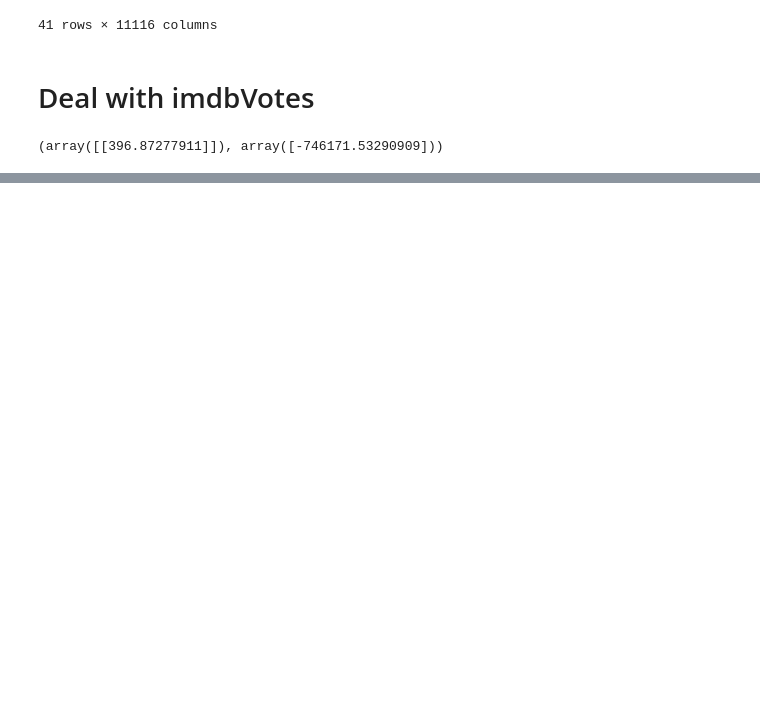
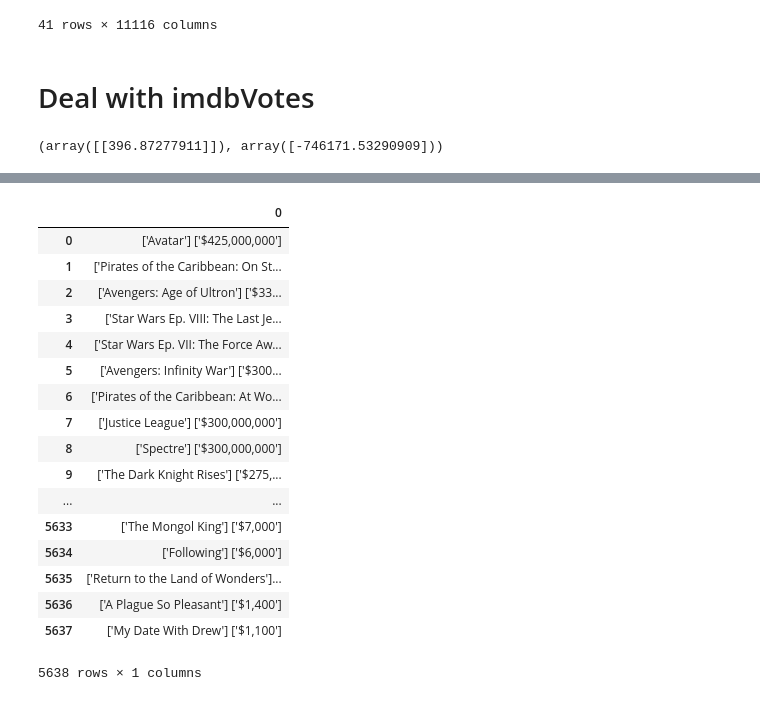
Before and after one commit to Distancs/DSGA_1001_Final, a Jupyter notebook: data_cleaning.ipynb, the cells around one changed output, grey strips where cells are left out. Saved outputs shown, nothing was run; the diff lists cells and outputs as text; code cells hidden in the pictures; blank space fills up the shorter version.

```diff
--- a/data_cleaning.ipynb
+++ b/data_cleaning.ipynb
@@ -940,0 +966,21 @@ reg.coef_, reg.intercept_
+# %%
+Budget_df
+# %% [output]
+|  | 0 |
+| 0 | ['Avatar'] ['$425,000,000'] |
+| 1 | ['Pirates of the Caribbean: On St... |
+| 2 | ['Avengers: Age of Ultron'] ['$33... |
+| 3 | ['Star Wars Ep. VIII: The Last Je... |
+| 4 | ['Star Wars Ep. VII: The Force Aw... |
+| 5 | ['Avengers: Infinity War'] ['$300... |
+| 6 | ['Pirates of the Caribbean: At Wo... |
+| 7 | ['Justice League'] ['$300,000,000'] |
+| 8 | ['Spectre'] ['$300,000,000'] |
+| 9 | ['The Dark Knight Rises'] ['$275,... |
+| ... | ... |
+| 5633 | ['The Mongol King'] ['$7,000'] |
+| 5634 | ['Following'] ['$6,000'] |
+| 5635 | ['Return to the Land of Wonders']... |
+| 5636 | ['A Plague So Pleasant'] ['$1,400'] |
+| 5637 | ['My Date With Drew'] ['$1,100'] |
+5638 rows × 1 columns
```
Also changed, not shown: parts of 20 cells of this notebook.
